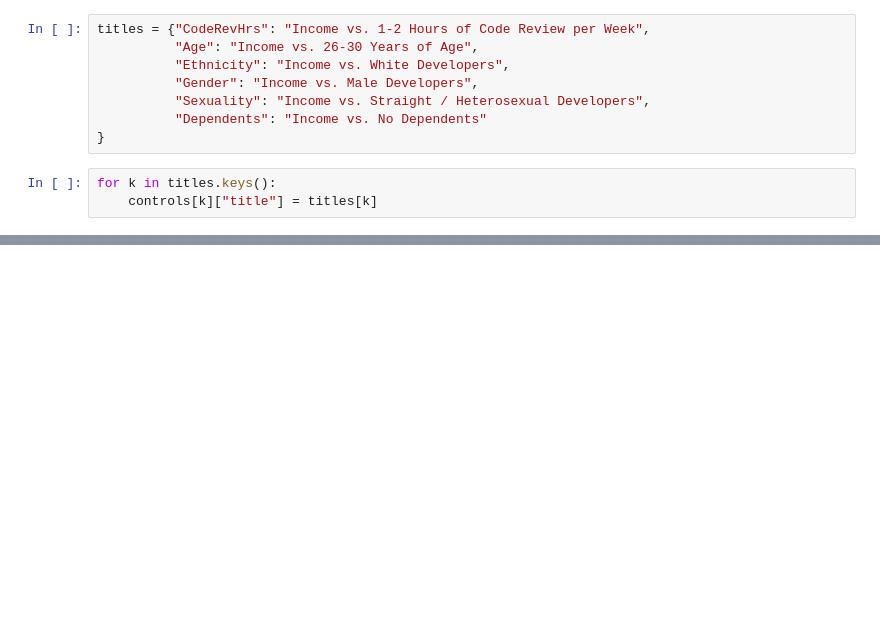
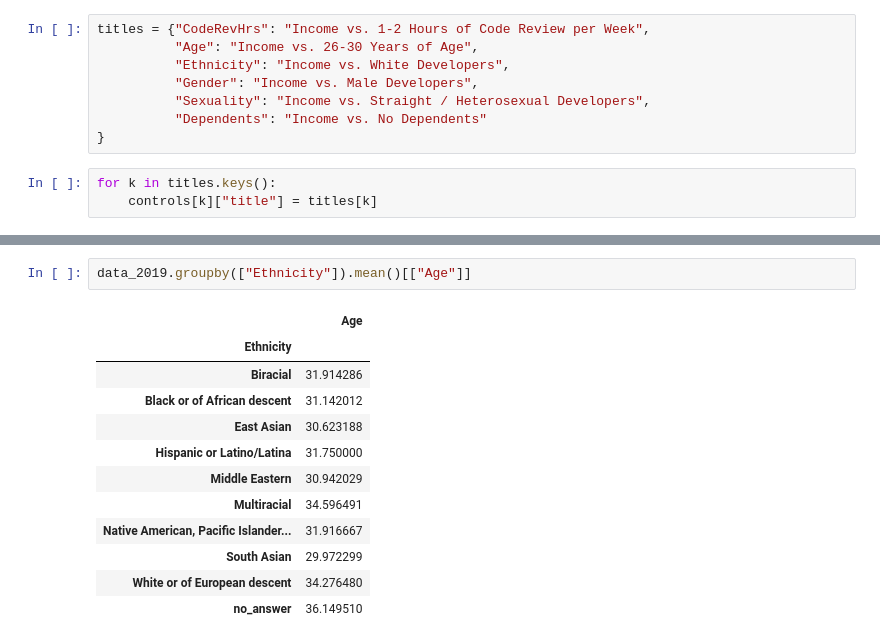
Before and after one commit to whoisnnamdi/highest-paid-software-developer-2019, a Jupyter notebook: dev-pay-2.ipynb, the cells around one changed output, grey strips where cells are left out. Cells and saved outputs as stored; diff of their text form; blank space fills up the shorter version.

```diff
--- a/dev-pay-2.ipynb
+++ b/dev-pay-2.ipynb
@@ -639,0 +704,15 @@ output_waterfall(output, coef_full, controls, cat, exp, True)
+# %%
+data_2019.groupby(["Ethnicity"]).mean()[["Age"]]
+# %% [output]
+|  | Age |
+| Ethnicity |  |
+| Biracial | 31.914286 |
+| Black or of African descent | 31.142012 |
+| East Asian | 30.623188 |
+| Hispanic or Latino/Latina | 31.750000 |
+| Middle Eastern | 30.942029 |
+| Multiracial | 34.596491 |
+| Native American, Pacific Islander... | 31.916667 |
+| South Asian | 29.972299 |
+| White or of European descent | 34.276480 |
+| no_answer | 36.149510 |
```
Also changed, not shown: parts of 7 cells of this notebook, 5 other files.
